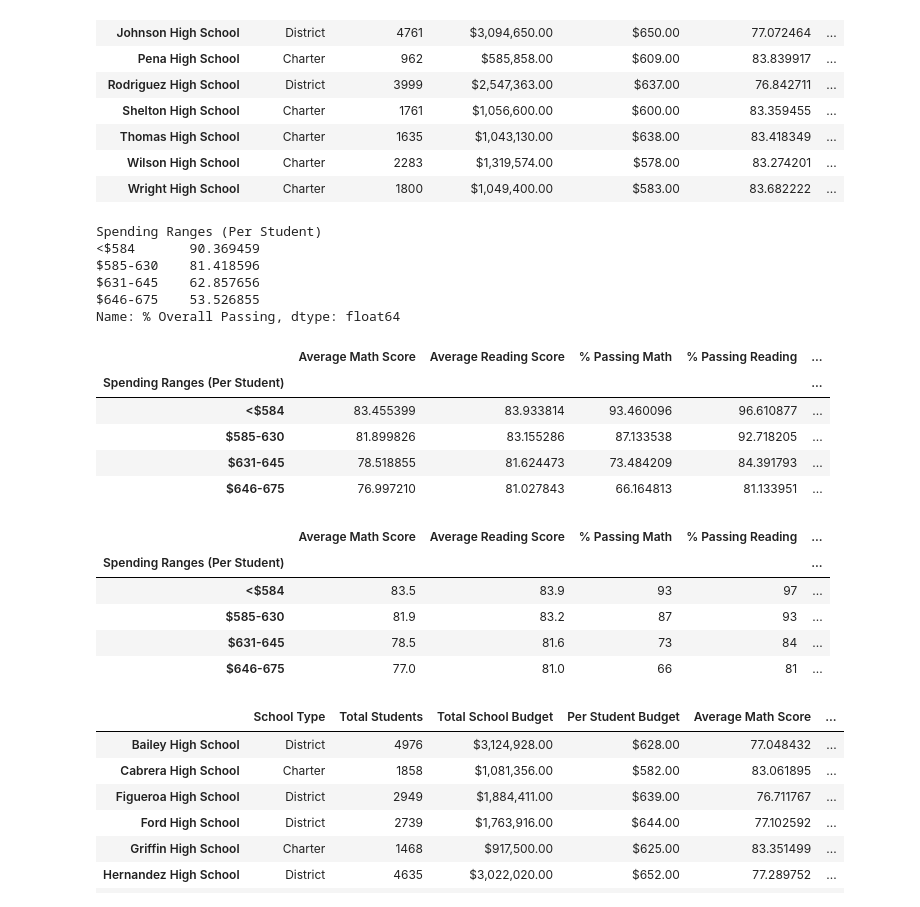
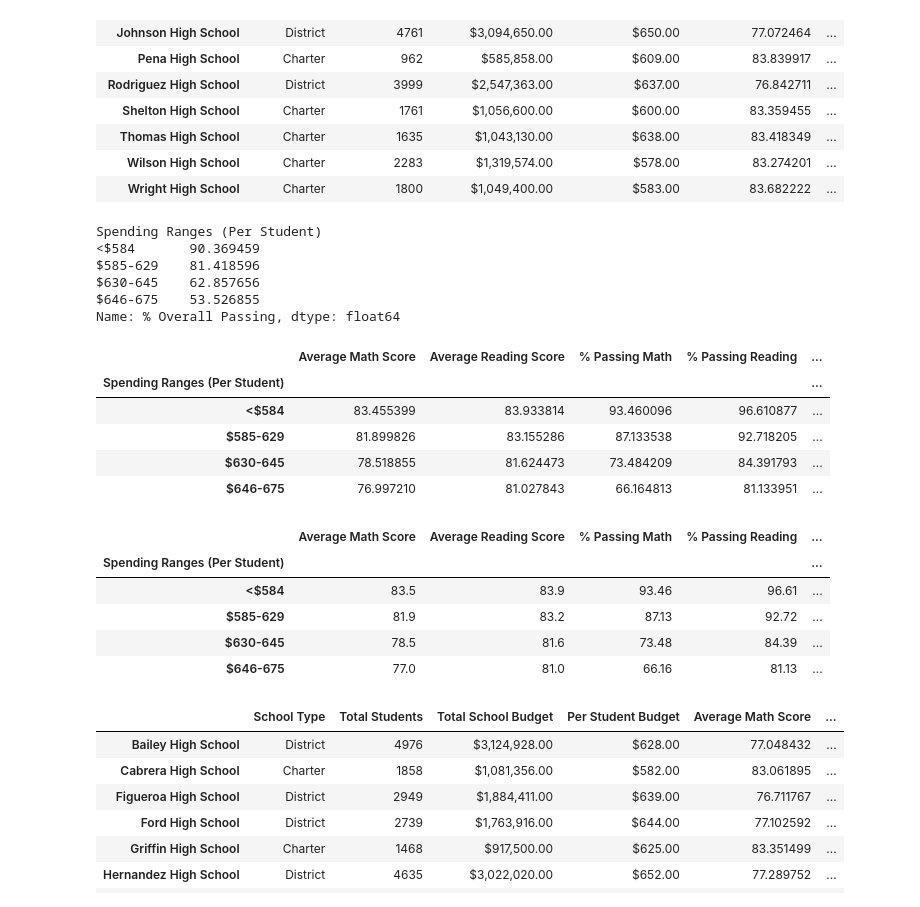
Before and after one commit to backwater-graphics/School_District_Analysis, a Jupyter notebook: PyCitySchools.ipynb, the cells around one changed output. Saved outputs shown, nothing was run; the diff lists cells and outputs as text; code cells hidden in the pictures.

```diff
--- a/PyCitySchools.ipynb
+++ b/PyCitySchools.ipynb
@@ -1167,7 +1185,7 @@ dtype: int64
 # %%
 # Establish the spending bins and group names.
 spending_bins = [0, 585, 630, 645, 675]
-group_names = ["<$584", "$585-630", "$631-645", "$646-675"]
+group_names = ["<$584", "$585-629", "$630-645", "$646-675"]
 # %%
 # Categorize spending based on the bins.
 per_school_summary_df["Spending Ranges (Per Student)"] = pd.cut(per_school_capita, spending_bins, labels=group_names)
@@ -1206,8 +1224,8 @@ overall_passing_spending
 # %% [output]
 Spending Ranges (Per Student)
 <$584       90.369459
-$585-630    81.418596
-$631-645    62.857656
+$585-629    81.418596
+$630-645    62.857656
 $646-675    53.526855
 Name: % Overall Passing, dtype: float64
 # %%
@@ -1224,29 +1242,29 @@ spending_summary_df
 |  | Average Math Score | Average Reading Score | % Passing Math | % Passing Reading | ... |
 | Spending Ranges (Per Student) |  |  |  |  | ... |
 | <$584 | 83.455399 | 83.933814 | 93.460096 | 96.610877 | ... |
-| $585-630 | 81.899826 | 83.155286 | 87.133538 | 92.718205 | ... |
-| $631-645 | 78.518855 | 81.624473 | 73.484209 | 84.391793 | ... |
+| $585-629 | 81.899826 | 83.155286 | 87.133538 | 92.718205 | ... |
+| $630-645 | 78.518855 | 81.624473 | 73.484209 | 84.391793 | ... |
 | $646-675 | 76.997210 | 81.027843 | 66.164813 | 81.133951 | ... |
 # %%
 # Formatting
 spending_summary_df["Average Math Score"] = spending_summary_df["Average Math Score"].map("{:.1f}".format)
 
 spending_summary_df["Average Reading Score"] = spending_summary_df["Average Reading Score"].map("{:.1f}".format)
 
-spending_summary_df["% Passing Math"] = spending_summary_df["% Passing Math"].map("{:.0f}".format)
+spending_summary_df["% Passing Math"] = spending_summary_df["% Passing Math"].map("{:.2f}".format)
 
-spending_summary_df["% Passing Reading"] = spending_summary_df["% Passing Reading"].map("{:.0f}".format)
+spending_summary_df["% Passing Reading"] = spending_summary_df["% Passing Reading"].map("{:.2f}".format)
 
-spending_summary_df["% Overall Passing"] = spending_summary_df["% Overall Passing"].map("{:.0f}".format)
+spending_summary_df["% Overall Passing"] = spending_summary_df["% Overall Passing"].map("{:.2f}".format)
 
 spending_summary_df
 # %% [output]
 |  | Average Math Score | Average Reading Score | % Passing Math | % Passing Reading | ... |
 | Spending Ranges (Per Student) |  |  |  |  | ... |
-| <$584 | 83.5 | 83.9 | 93 | 97 | ... |
-| $585-630 | 81.9 | 83.2 | 87 | 93 | ... |
-| $631-645 | 78.5 | 81.6 | 73 | 84 | ... |
-| $646-675 | 77.0 | 81.0 | 66 | 81 | ... |
+| <$584 | 83.5 | 83.9 | 93.46 | 96.61 | ... |
+| $585-629 | 81.9 | 83.2 | 87.13 | 92.72 | ... |
+| $630-645 | 78.5 | 81.6 | 73.48 | 84.39 | ... |
+| $646-675 | 77.0 | 81.0 | 66.16 | 81.13 | ... |
 # %%
 # Establish the size of school bins and group names.
 size_bins = [0, 1000, 2000, 5000]
```
Also changed, not shown: parts of 5 cells of this notebook.
